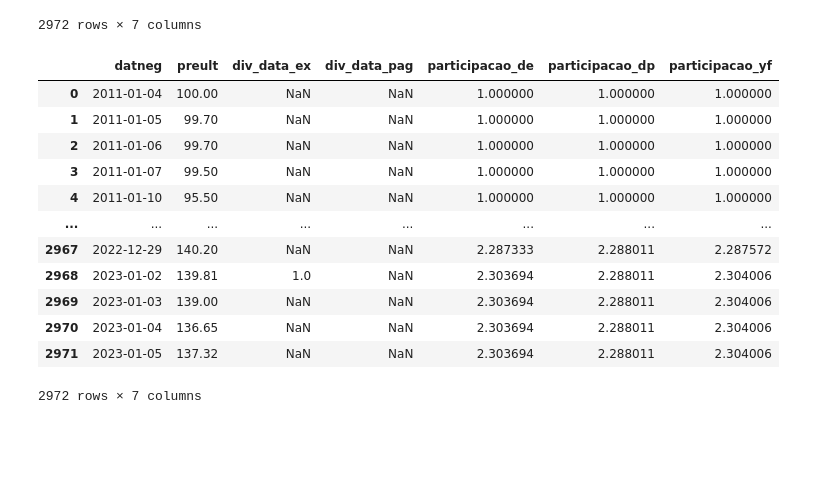
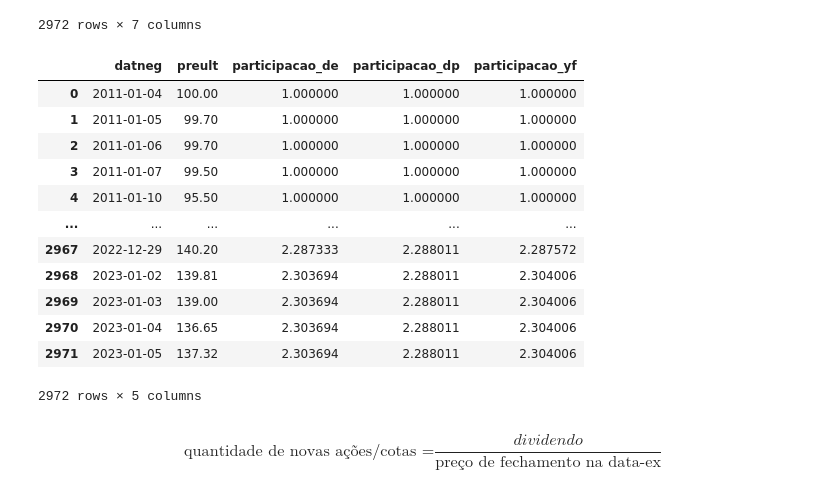
Before and after one commit to crdcj/medium, a Jupyter notebook: KRNI/krni_tr.ipynb, the cells around one changed output. Cells and saved outputs as stored; diff of their text form; code cells hidden in the pictures; blank space fills up the shorter version.

```diff
--- a/KRNI/krni_tr.ipynb
+++ b/KRNI/krni_tr.ipynb
@@ -294,22 +328,24 @@ tr
 # %%
 # Calcular o produtório dos fatores de reinvestimento
 tr["participacao_de"] = tr["fr_de"].cumprod()
 tr["participacao_dp"] = tr["fr_dc"].cumprod()
 tr["participacao_yf"] = tr["fr_yf"].cumprod()
 # As colunas "fr_de", "fr_dc" e "fr_yf" não serão mais usadas -> remover
-tr.drop(columns=["fr_de", "fr_dc", "fr_yf"], inplace=True)
+tr.drop(columns=["fr_de", "fr_dc", "fr_yf","div_data_ex", "div_data_pag"], inplace=True)
 tr
 # %% [output]
-|  | datneg | preult | div_data_ex | div_data_pag | participacao_de | participacao_dp | participacao_yf |
-| 0 | 2011-01-04 | 100.00 | NaN | NaN | 1.000000 | 1.000000 | 1.000000 |
-| 1 | 2011-01-05 | 99.70 | NaN | NaN | 1.000000 | 1.000000 | 1.000000 |
-| 2 | 2011-01-06 | 99.70 | NaN | NaN | 1.000000 | 1.000000 | 1.000000 |
-| 3 | 2011-01-07 | 99.50 | NaN | NaN | 1.000000 | 1.000000 | 1.000000 |
-| 4 | 2011-01-10 | 95.50 | NaN | NaN | 1.000000 | 1.000000 | 1.000000 |
-| ... | ... | ... | ... | ... | ... | ... | ... |
-| 2967 | 2022-12-29 | 140.20 | NaN | NaN | 2.287333 | 2.288011 | 2.287572 |
-| 2968 | 2023-01-02 | 139.81 | 1.0 | NaN | 2.303694 | 2.288011 | 2.304006 |
-| 2969 | 2023-01-03 | 139.00 | NaN | NaN | 2.303694 | 2.288011 | 2.304006 |
-| 2970 | 2023-01-04 | 136.65 | NaN | NaN | 2.303694 | 2.288011 | 2.304006 |
-| 2971 | 2023-01-05 | 137.32 | NaN | NaN | 2.303694 | 2.288011 | 2.304006 |
+|  | datneg | preult | participacao_de | participacao_dp | participacao_yf |
+| 0 | 2011-01-04 | 100.00 | 1.000000 | 1.000000 | 1.000000 |
+| 1 | 2011-01-05 | 99.70 | 1.000000 | 1.000000 | 1.000000 |
+| 2 | 2011-01-06 | 99.70 | 1.000000 | 1.000000 | 1.000000 |
+| 3 | 2011-01-07 | 99.50 | 1.000000 | 1.000000 | 1.000000 |
+| 4 | 2011-01-10 | 95.50 | 1.000000 | 1.000000 | 1.000000 |
+| ... | ... | ... | ... | ... | ... |
+| 2967 | 2022-12-29 | 140.20 | 2.287333 | 2.288011 | 2.287572 |
+| 2968 | 2023-01-02 | 139.81 | 2.303694 | 2.288011 | 2.304006 |
+| 2969 | 2023-01-03 | 139.00 | 2.303694 | 2.288011 | 2.304006 |
+| 2970 | 2023-01-04 | 136.65 | 2.303694 | 2.288011 | 2.304006 |
+| 2971 | 2023-01-05 | 137.32 | 2.303694 | 2.288011 | 2.304006 |
-2972 rows × 7 columns
+2972 rows × 5 columns
+# %% [markdown]
+$$ \text{quantidade de novas ações/cotas =}  \frac{dividendo}{\text{preço de fechamento na data-ex}} $$
```
Also changed, not shown: parts of 5 cells of this notebook, 2 other files.
